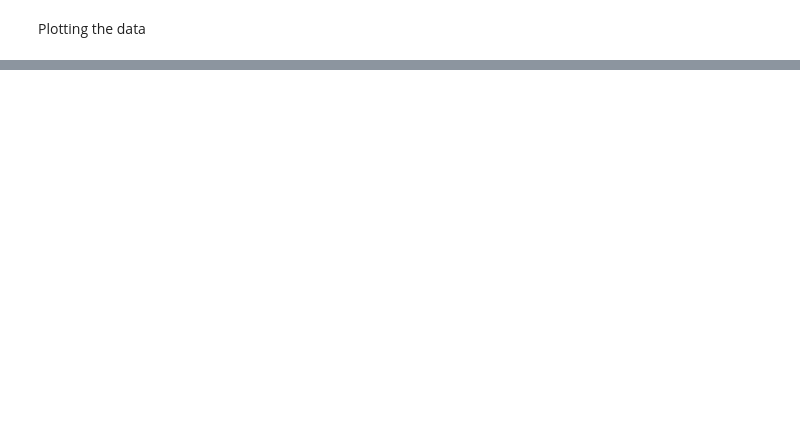
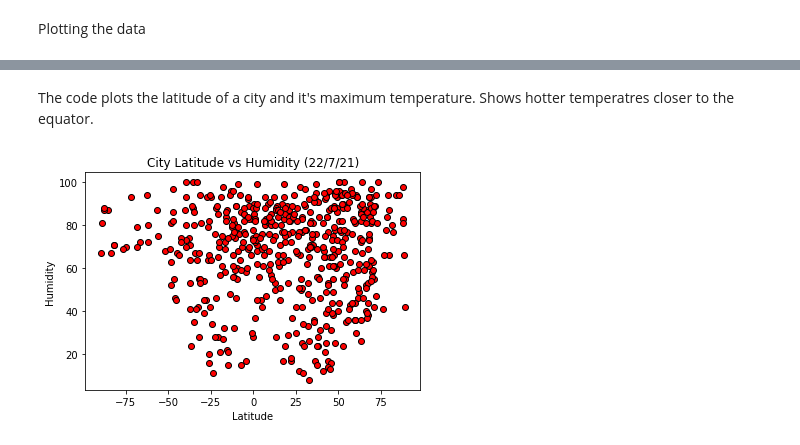
Before and after one commit to MellyB5/Python-API-Challenge, a Jupyter notebook: WeatherPy.ipynb, the cells around one changed output, grey strips where cells are left out. Saved outputs shown, nothing was run; the diff lists cells and outputs as text; code cells hidden in the pictures; blank space fills up the shorter version.

```diff
--- a/WeatherPy.ipynb
+++ b/WeatherPy.ipynb
@@ -172,0 +189,15 @@ Linear Regression
+# %% [markdown]
+The code plots the latitude of a city and it's maximum temperature. Shows hotter temperatres closer to the equator.
+# %%
+#  Latitude vs. Humidity Plot
+plt.scatter(no_dup_cities["Lat"], no_dup_cities["Humidity"], color="red", edgecolor="black", marker="o")
+
+plt.title("City Latitude vs Humidity (22/7/21)")
+plt.ylabel("Humidity")
+plt.xlabel("Latitude")
+
+plt.savefig("Images/lat_humid.png")
+
+plt.show()
+# %% [output]
+[figure, added]
```
Also changed, not shown: parts of 46 cells of this notebook, 17 other files.
